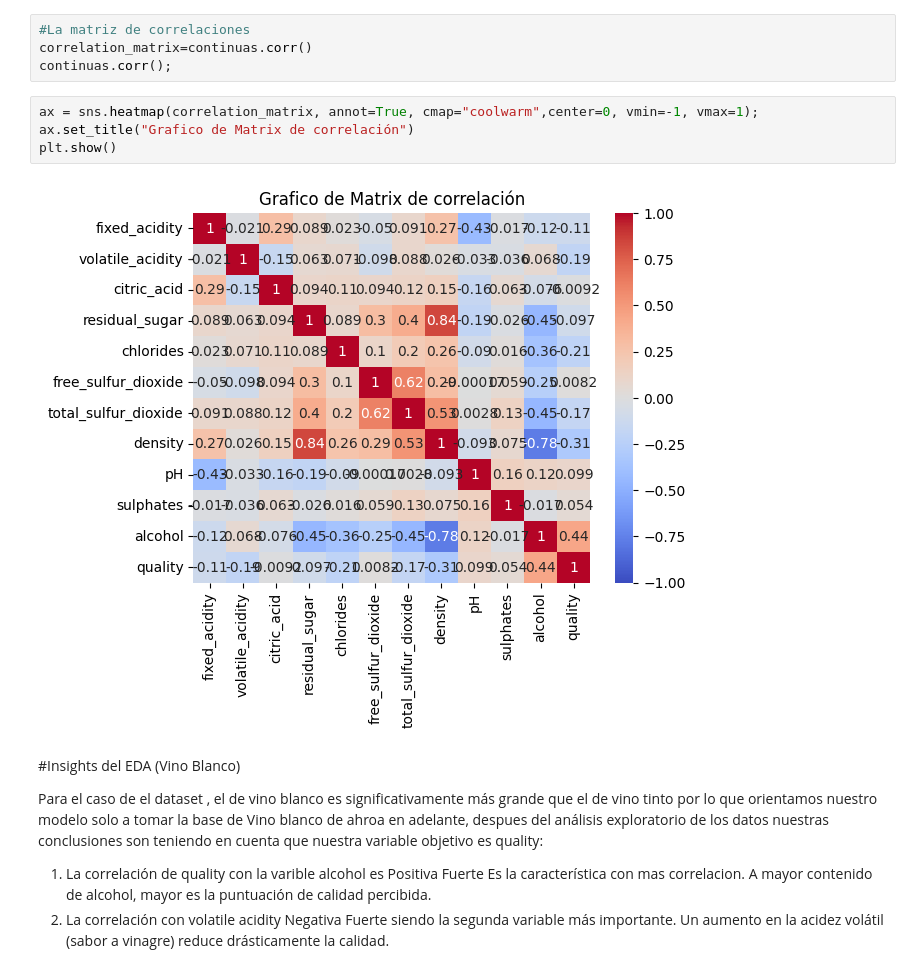
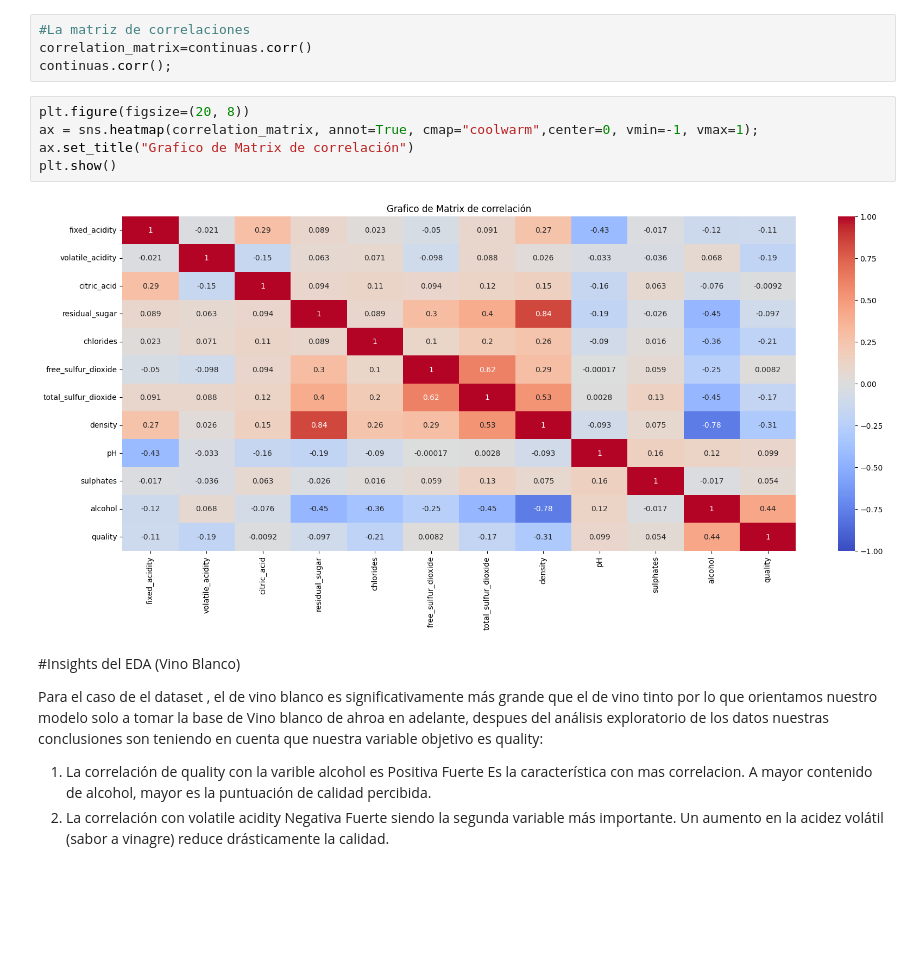
Before and after one commit to andreess891/MLOps_CML, a Jupyter notebook: notebooks/01_eda.ipynb, the cells around one changed output. Saved outputs shown, nothing was run; the diff lists cells and outputs as text; blank space fills up the shorter version.

```diff
--- a/notebooks/01_eda.ipynb
+++ b/notebooks/01_eda.ipynb
@@ -203,11 +203,12 @@ sns.pairplot(continuas);
 correlation_matrix=continuas.corr()
 continuas.corr();
 # %%
+plt.figure(figsize=(20, 8))
 ax = sns.heatmap(correlation_matrix, annot=True, cmap="coolwarm",center=0, vmin=-1, vmax=1);
 ax.set_title("Grafico de Matrix de correlación")
 plt.show()
 # %% [output]
-[figure, old version]
+[figure, new version]
 # %% [markdown]
 #Insights del EDA (Vino Blanco)
 
```
Also changed, not shown: 1 other file.
